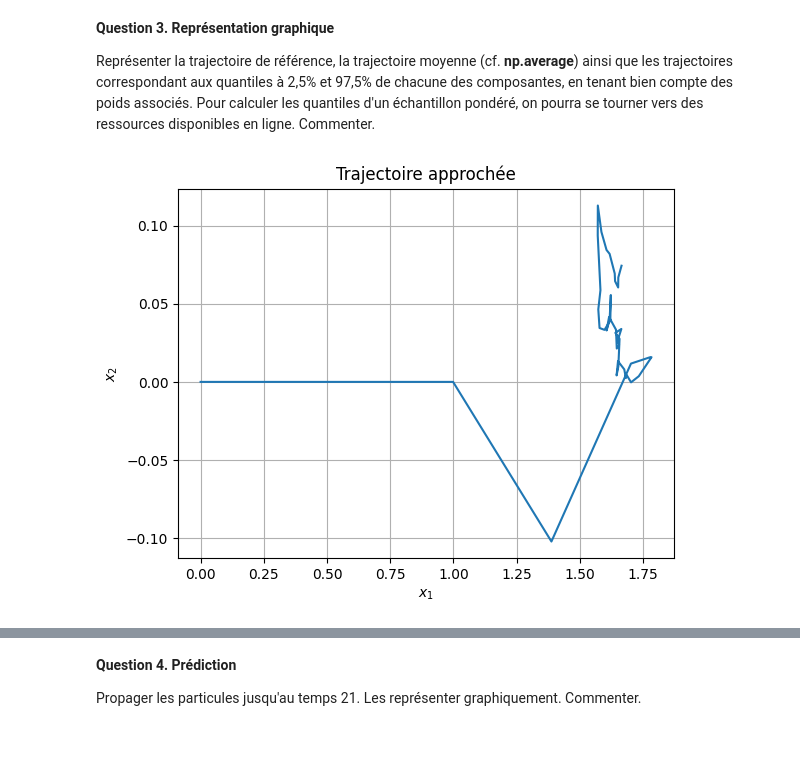
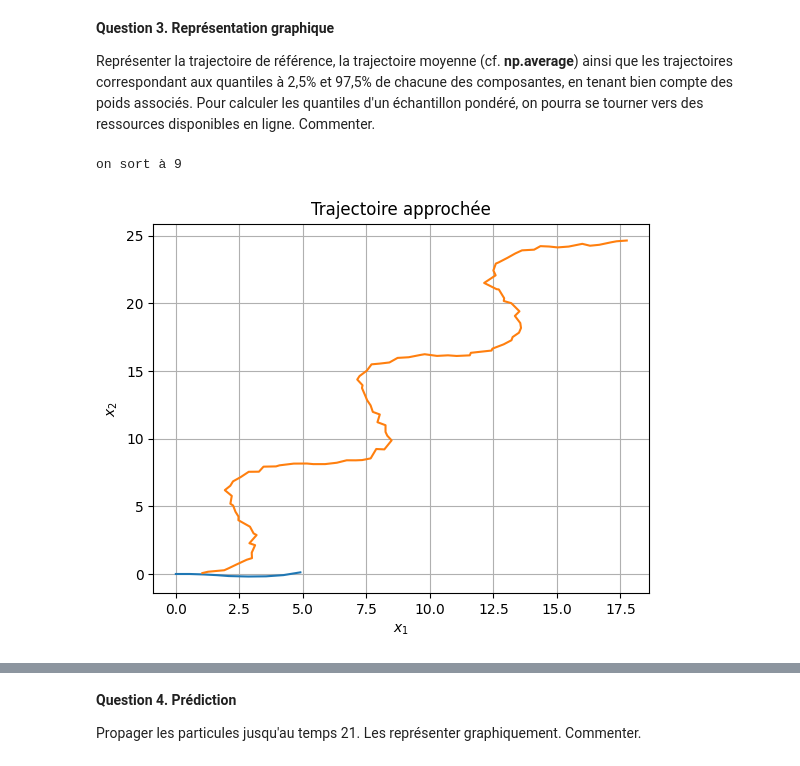
Before and after one commit to SushiOfDestiny/ue11_equdiff_proba_eval, a Jupyter notebook: Projet Probabilités - Complete.ipynb, the cells around one changed output, grey strips where cells are left out. Saved outputs shown, nothing was run; the diff lists cells and outputs as text; code cells hidden in the pictures.

```diff
--- a/Projet Probabilités - Complete.ipynb
+++ b/Projet Probabilités - Complete.ipynb
@@ -314,11 +314,11 @@ np.random.seed(1234)
 # %% [markdown]
 ## Variables Globales
 # %%
-N = 100
+N = 5000
 n = 5
 t0 = 0.
 T = 20.
-n_obs = 40
+n_obs = 100
 dt = (T-t0)/n_obs
 # perturbation observation
 sigma_obs = 0.1
@@ -428,14 +428,26 @@ def dens_obs(v, m):
     return gaussian_density_1D(v[0], m[0], sigma_obs) * gaussian_density_1D(v[1], m[1], sigma_obs)
 
 
+# def calc_w(N, x, k):
+#     """returns normalized weights at k-th iteration
+#     x is a parameter to avoid picking the one defined earlier"""
+#     w_k = np.zeros((N,), dtype=np.longdouble)
+#     # print("a",w_now)
+#     for i in range(N):
+#         # test
+#         # print("N", N, "n", n, "k", k, "i", i, "x[k].shape", x[k].shape,
+#         #       "y_obs[:, k]", y_obs[:, k], "x[k][i]", x[k][i], "x[k-1][i]", x[k-1][i])
+#         w_k[i] = dens_obs(y_obs[:, k], x[k][i]) / q(x[k][i], x[k-1][i])
+#     return w_k / w_k.sum()  # normalisation
+
 def calc_w(N, x, k):
-    """returns normalized weights at k-th iteration
+    """returns weights at k-th iteration
     x is a parameter to avoid picking the one defined earlier"""
-    w_k = np.zeros((N,), dtype=float)
+    w_k = np.zeros((N,), dtype=np.longdouble)
     # print("a",w_now)
     for i in range(N):
         # test
         # print("N", N, "n", n, "k", k, "i", i, "x[k].shape", x[k].shape,
         #       "y_obs[:, k]", y_obs[:, k], "x[k][i]", x[k][i], "x[k-1][i]", x[k-1][i])
         w_k[i] = dens_obs(y_obs[:, k], x[k][i]) / q(x[k][i], x[k-1][i])
-    return w_k / w_k.sum()  # normalisation
+    return w_k  # PAS normalisation
@@ -554,23 +606,23 @@ def kalm_prob(T,N=100,n=5,dt=0.1,x0=np.array([0,0,0,2,0]),t0=0):
 
 Représenter la trajectoire de référence, la trajectoire moyenne (cf. **np.average**) ainsi que les trajectoires correspondant aux quantiles à 2,5% et 97,5% de chacune des composantes, en tenant bien compte des poids associés. Pour calculer les quantiles d'un échantillon pondéré, on pourra se tourner vers des ressources disponibles en ligne. Commenter.
 # %%
-T = 20
-n_obs = 40
-n = 5
-x, w = kalm_prob2(T, n_obs=n_obs)
-# print(w)
-# print(len(x),len(w))
-x_m = np.zeros((n_obs, n), dtype=float)
-for k in range(n_obs):
+
+x, w = kalm_prob2()
+K=len(x) #nb d'itérations effectivement calculé
+x_m = np.zeros((K-1, n), dtype=np.longdouble)
+# print(x_m,x_m[0])
+for k in range(K-1):
     # print(np.average(x[t],0,w[t]))
     x_m[k] = np.average(x[k], 0, w[k])
     # x_m[k] = np.average(x[k], 0, w[0])
 
 plt.plot(x_m[:, 0], x_m[:, 1])
+plt.plot(y_obs[0],y_obs[1])
 plt.grid(True)
 plt.xlabel('$x_1$')
 plt.ylabel('$x_2$')
 plt.title('Trajectoire approchée')
 plt.show()
 # %% [output]
+on sort à 9
-[figure, old version]
+[figure, new version]
```
Also changed, not shown: parts of 11 cells of this notebook.
